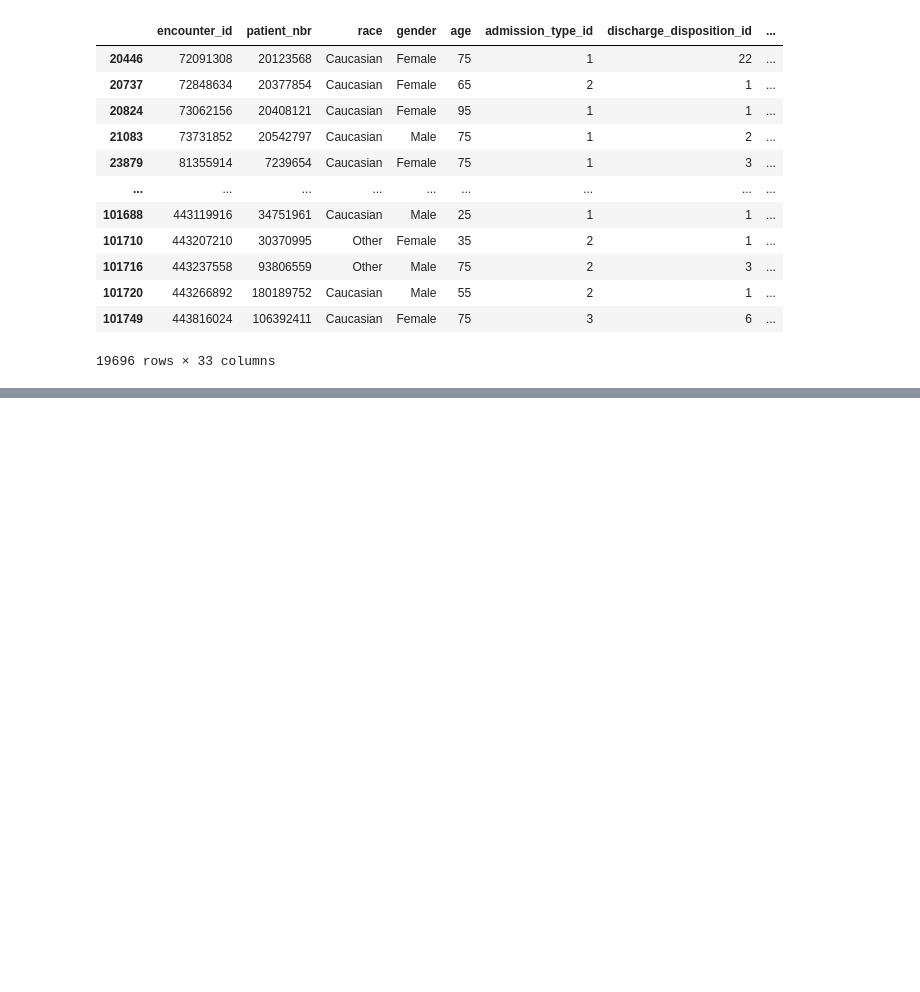
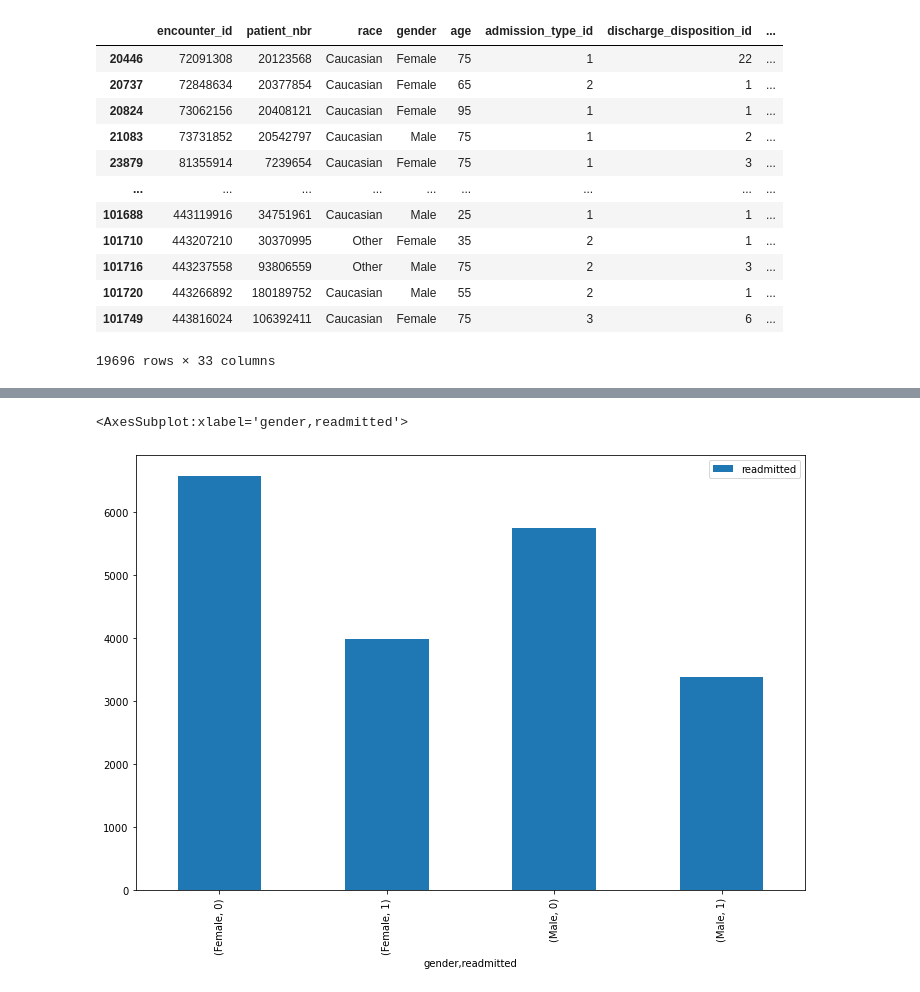
Before and after one commit to sufyaans/bigdata_cw2, a Jupyter notebook: 193_solution.ipynb, the cells around one changed output, grey strips where cells are left out. Saved outputs shown, nothing was run; the diff lists cells and outputs as text; code cells hidden in the pictures; blank space fills up the shorter version.

Commit message:
Gender impact on readmissions

```diff
--- a/193_solution.ipynb
+++ b/193_solution.ipynb
@@ -315,0 +317,7 @@ df_11.plot.bar(figsize=(12, 8))
+# %%
+#Gender impact on readmissions
+df_12 = pd.DataFrame(df_10.groupby("gender")["readmitted"].value_counts())
+df_12.plot.bar(figsize=(12, 8))
+# %% [output]
+<AxesSubplot:xlabel='gender,readmitted'>
+[figure, added]
```
Also changed, not shown: parts of 1 cell of this notebook.
